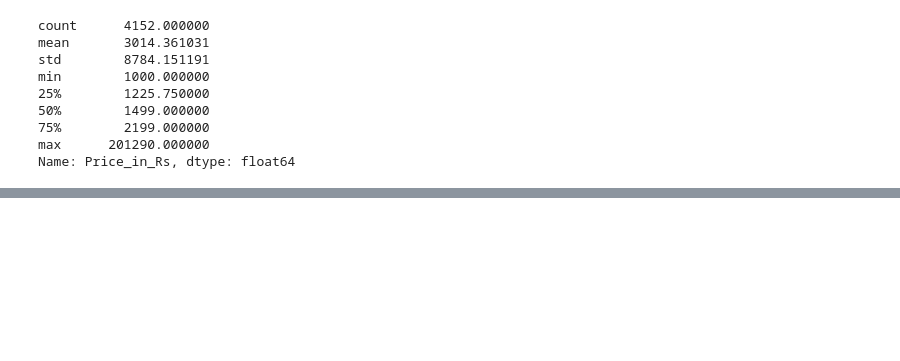
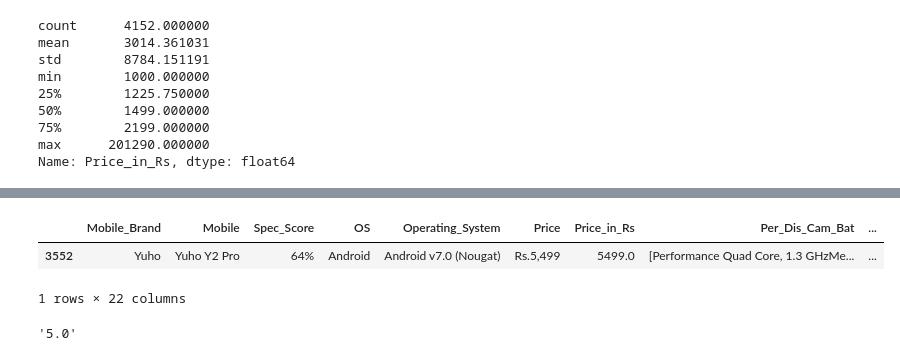
Before and after one commit to vaibhavO1/Web_Scraping_91Mobiles, a Jupyter notebook: cleaning.ipynb, the cells around one changed output, grey strips where cells are left out. Drawn from its saved outputs; the diff is of its cells as text; code cells hidden in the pictures; blank space fills up the shorter version.

```diff
--- a/cleaning.ipynb
+++ b/cleaning.ipynb
@@ -83,0 +206,2 @@ Name: Price_in_Rs, dtype: bool
+# %%
+df['P_D_C_B'] = df['Per_Dis_Cam_Bat'].apply(lambda x: ' '.join(x))
@@ -83,0 +235,2 @@ Name: Price_in_Rs, dtype: bool
+# %%
+pd.set_option('display.max_colwidth', None)
@@ -83,0 +248,6 @@ Name: Price_in_Rs, dtype: bool
+# %%
+df.sample()
+# %% [output]
+|  | Mobile_Brand | Mobile | Spec_Score | OS | Operating_System | Price | Price_in_Rs | Per_Dis_Cam_Bat | ... |
+| 3552 | Yuho | Yuho Y2 Pro | 64% | Android | Android v7.0 (Nougat) | Rs.5,499 | 5499.0 | [Performance Quad Core, 1.3 GHzMe... | ... |
+1 rows × 22 columns
@@ -83,0 +276,5 @@ Name: Price_in_Rs, dtype: bool
+# %%
+item = 'Performance            Quad Core, 1.1 GHzSnapdragon 2102 GB RAMDisplay            5.0 inches (12.7 cm)HD, IPS LCDCamera            8 MP Primary CameraLED Flash2 MP Front CameraBattery            2100 mAhQuick ChargingRemovable'
+re.search(r'(\d+\.\d+) inches',item).group(1)
+# %% [output]
+'5.0'
```
Also changed, not shown: parts of 72 cells of this notebook.
